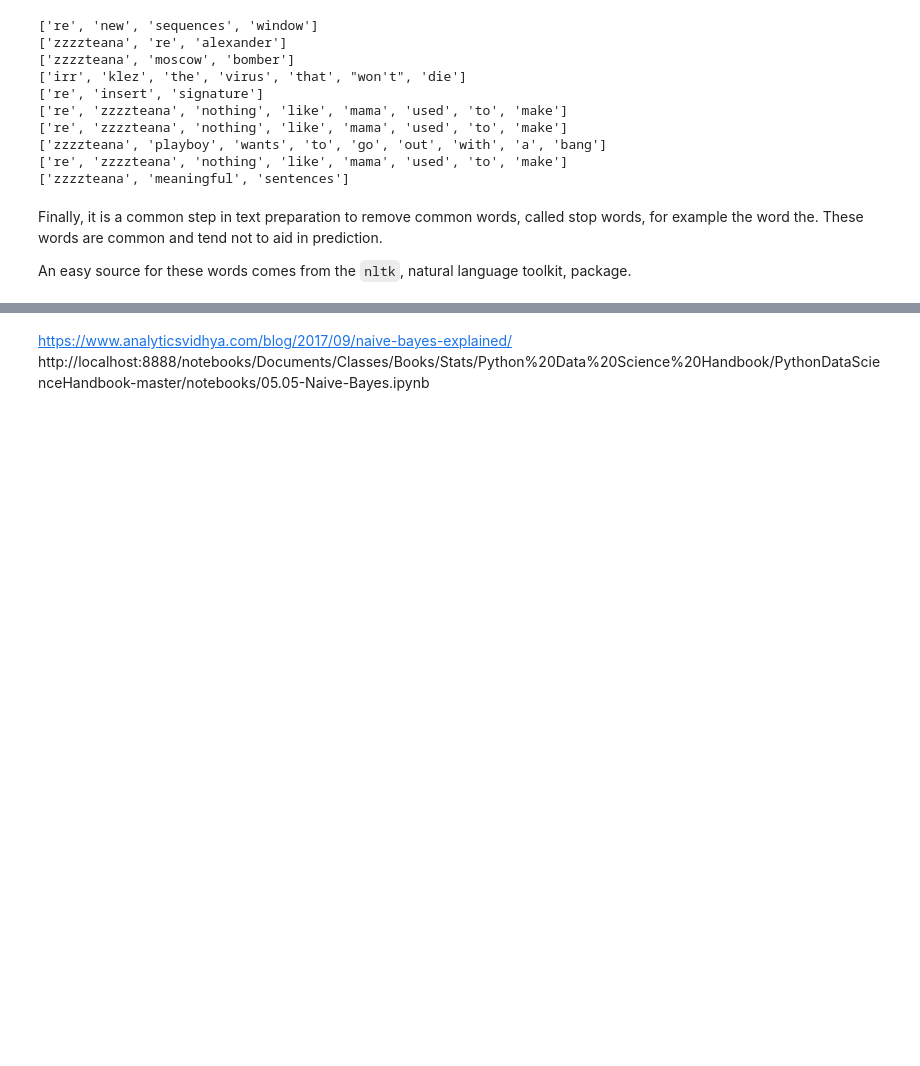
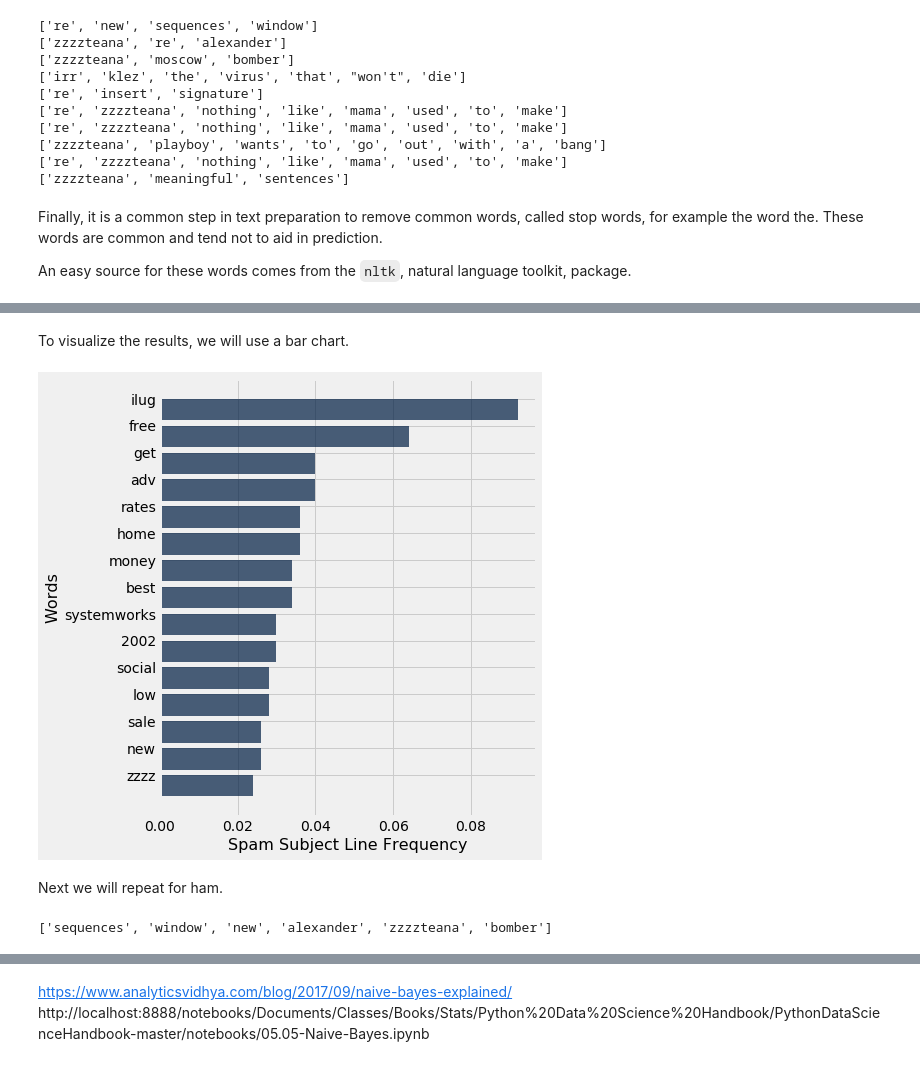
Before and after one commit to kwhorton/Math377Fall18, a Jupyter notebook: Project Working File.ipynb, the cells around one changed output, grey strips where cells are left out. Saved outputs shown, nothing was run; the diff lists cells and outputs as text; code cells hidden in the pictures; blank space fills up the shorter version.

```diff
--- a/Project Working File.ipynb
+++ b/Project Working File.ipynb
@@ -225,0 +313,5 @@ print(token1(data[1][0],stop_words))
+# %%
+# Using the datascience package to get counts and frequency
+spam_table = ds.Table().with_columns("Words",spam_words)
+spam_word_counts = spam_table.group('Words').sort('count',descending=True).relabel('count','Spam Count')
+spam_word_counts.show(5)
@@ -225,0 +328,4 @@ print(token1(data[1][0],stop_words))
+# %%
+spam_word_counts = spam_word_counts.with_column('Spam Subject Line Frequency',spam_word_counts.column('Spam Count')/500).\
+set_format("Spam Subject Line Frequency", ds.NumberFormatter(decimals=4))
+spam_word_counts
@@ -225,0 +370,19 @@ print(token1(data[1][0],stop_words))
+# %% [markdown]
+To visualize the results, we will use a bar chart.
+# %%
+spam_word_counts.take(np.arange(15)).barh('Words',select="Spam Subject Line Frequency")
+# %% [output]
+[figure, added]
+# %% [markdown]
+Next we will repeat for ham.
+# %%
+#Repeat for ham
+ham_subjects = [i for i,v in data if not v]
+#Tokenize and then append
+ham_words=[]
+for subject in ham_subjects:
+    ham_words.append(token(subject,stop_words))
+ham_words = [item for sublist in ham_words for item in sublist]
+ham_words[:6]
+# %% [output]
+['sequences', 'window', 'new', 'alexander', 'zzzzteana', 'bomber']
```
Also changed, not shown: parts of 134 cells of this notebook, 3 other files.
